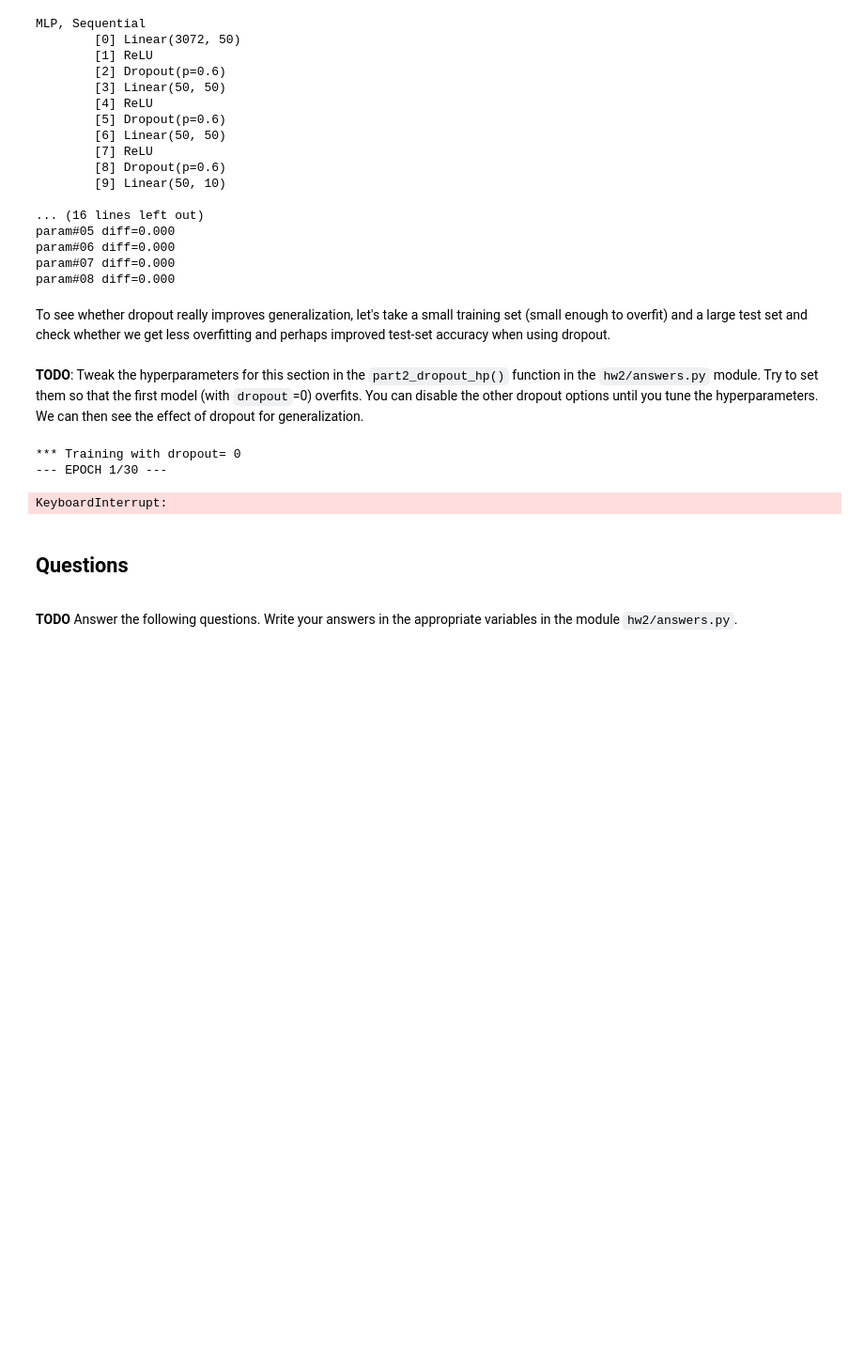
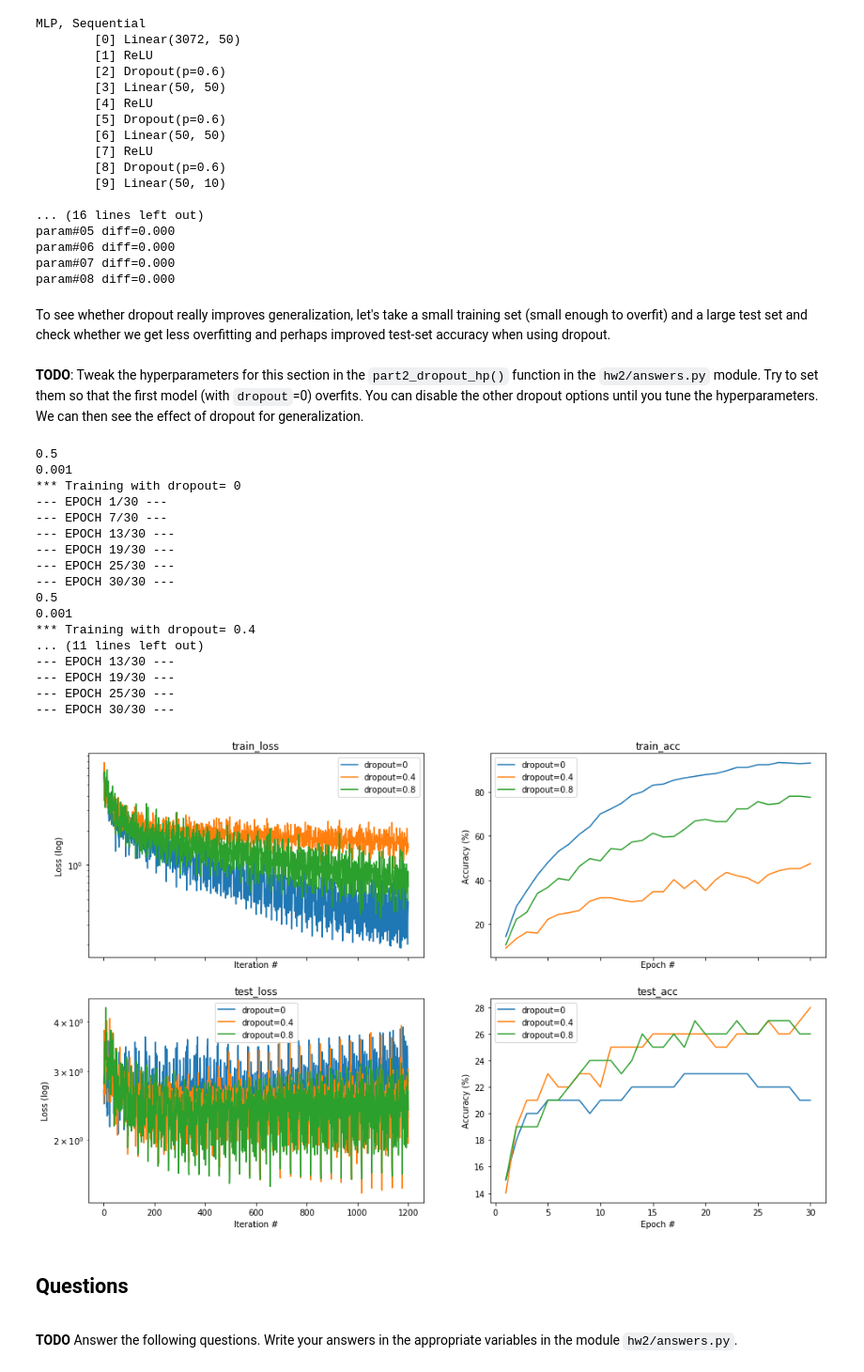
Before and after one commit to shomerYu/cs236605-hw2, a Jupyter notebook: Part2_Optimization.ipynb, the cells around one changed output. Shown at 94% size. Cells and saved outputs as stored; diff of their text form; code cells hidden in the pictures; blank space fills up the shorter version.

```diff
--- a/Part2_Optimization.ipynb
+++ b/Part2_Optimization.ipynb
@@ -431,20 +426,38 @@ Tweak the hyperparameters for this section in the `part2_dropout_hp()` function
 # %%
 torch.manual_seed(seed)
 fig=None
+hp = answers.part2_dropout_hp()
 for dropout in [0, 0.4, 0.8]:
 #for dropout in [0]:
+    print(hp['wstd'])
+    print(hp['lr'])
     model = models.MLP(in_features, num_classes, hidden_features, wstd=hp['wstd'], dropout=dropout)
     loss_fn = blocks.CrossEntropyLoss()
     optimizer = optimizers.MomentumSGD(model.params(), learn_rate=hp['lr'], reg=0)
 
     print('*** Training with dropout=', dropout)
     trainer = training.BlocksTrainer(model, loss_fn, optimizer)
     fit_res_dropout = trainer.fit(dl_train, dl_test, num_epochs, max_batches=max_batches, print_every=6)
     fig, axes = plot_fit(fit_res_dropout, fig=fig, legend=f'dropout={dropout}', log_loss=True)
 # %% [output]
+0.5
+0.001
 *** Training with dropout= 0
 --- EPOCH 1/30 ---
+--- EPOCH 7/30 ---
+--- EPOCH 13/30 ---
+--- EPOCH 19/30 ---
+--- EPOCH 25/30 ---
+--- EPOCH 30/30 ---
+0.5
+0.001
+*** Training with dropout= 0.4
+... (11 lines left out)
+--- EPOCH 13/30 ---
+--- EPOCH 19/30 ---
+--- EPOCH 25/30 ---
+--- EPOCH 30/30 ---
-KeyboardInterrupt:
+[figure, added]
 # %% [markdown]
 ## Questions
 <a id=part2_7></a>
```
Also changed, not shown: parts of 6 cells of this notebook, 41 other files.
